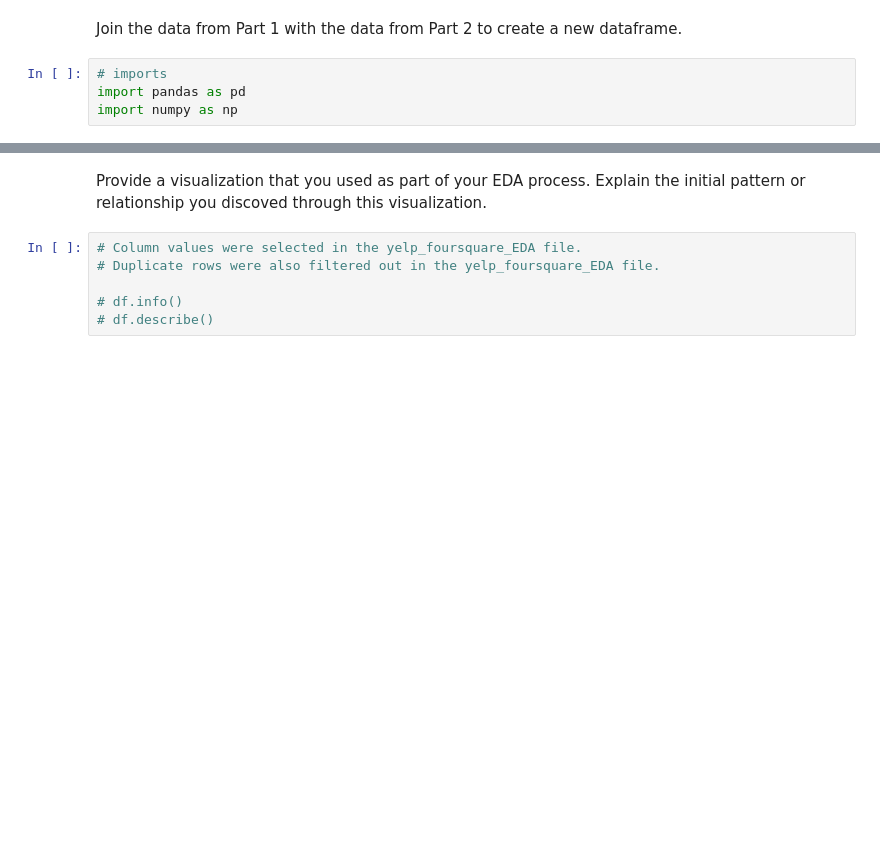
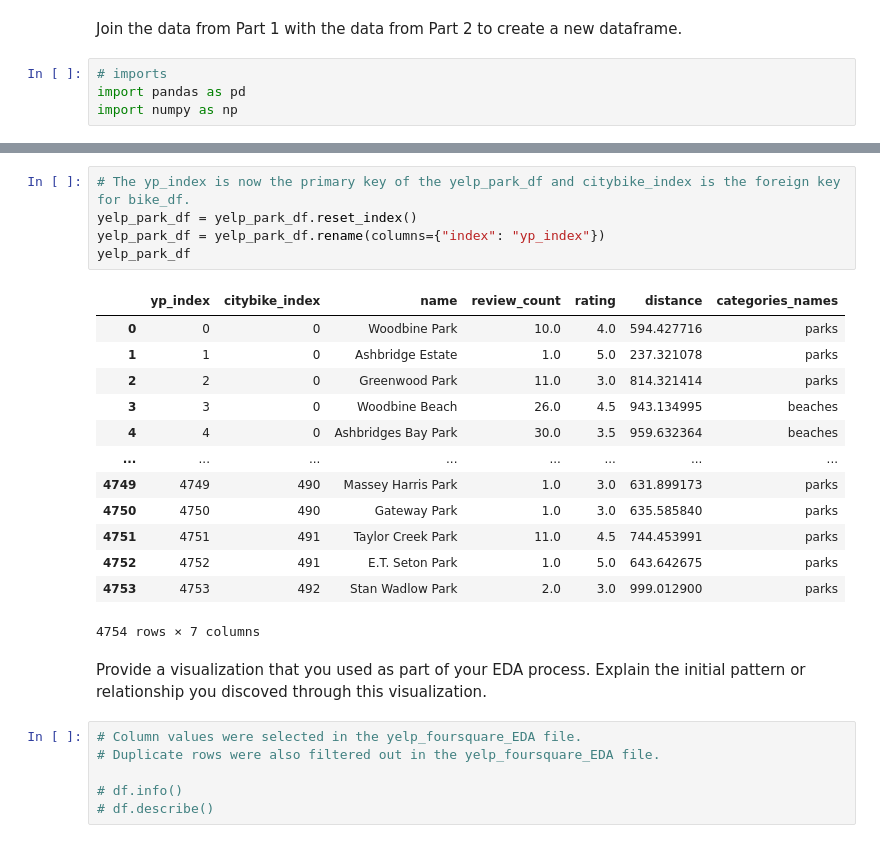
Before and after one commit to Frood-for-Thought/LHL-Statistical-Modelling-with-Python-Project, a Jupyter notebook: notebooks/joining_data.ipynb, the cells around one changed output, grey strips where cells are left out. Cells and saved outputs as stored; diff of their text form; blank space fills up the shorter version.

```diff
--- a/notebooks/joining_data.ipynb
+++ b/notebooks/joining_data.ipynb
@@ -82,3 +108,22 @@ yelp_park_df
+# %%
+# The yp_index is now the primary key of the yelp_park_df and citybike_index is the foreign key for bike_df.
+yelp_park_df = yelp_park_df.reset_index()
+yelp_park_df = yelp_park_df.rename(columns={"index": "yp_index"})
+yelp_park_df
+# %% [output]
+|  | yp_index | citybike_index | name | review_count | rating | distance | categories_names |
+| 0 | 0 | 0 | Woodbine Park | 10.0 | 4.0 | 594.427716 | parks |
+| 1 | 1 | 0 | Ashbridge Estate | 1.0 | 5.0 | 237.321078 | parks |
+| 2 | 2 | 0 | Greenwood Park | 11.0 | 3.0 | 814.321414 | parks |
+| 3 | 3 | 0 | Woodbine Beach | 26.0 | 4.5 | 943.134995 | beaches |
+| 4 | 4 | 0 | Ashbridges Bay Park | 30.0 | 3.5 | 959.632364 | beaches |
+| ... | ... | ... | ... | ... | ... | ... | ... |
+| 4749 | 4749 | 490 | Massey Harris Park | 1.0 | 3.0 | 631.899173 | parks |
+| 4750 | 4750 | 490 | Gateway Park | 1.0 | 3.0 | 635.585840 | parks |
+| 4751 | 4751 | 491 | Taylor Creek Park | 11.0 | 4.5 | 744.453991 | parks |
+| 4752 | 4752 | 491 | E.T. Seton Park | 1.0 | 5.0 | 643.642675 | parks |
+| 4753 | 4753 | 492 | Stan Wadlow Park | 2.0 | 3.0 | 999.012900 | parks |
+4754 rows × 7 columns
 # %% [markdown]
 Provide a visualization that you used as part of your EDA process. Explain the initial pattern or relationship you discoved through this visualization.
 # %%
```
Also changed, not shown: parts of 9 cells of this notebook, 2 other files.
